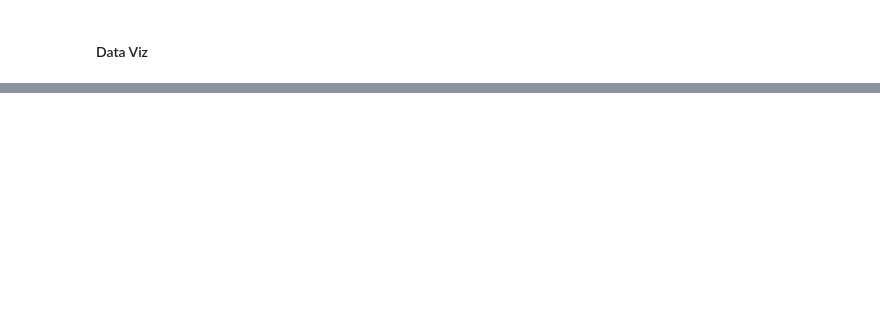
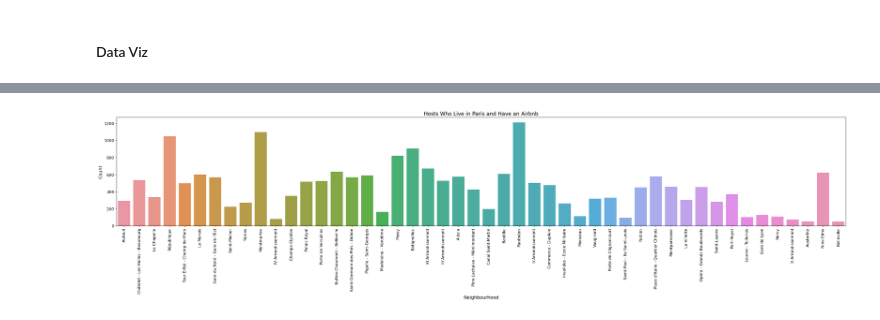
Before and after one commit to benamzz/airbnb-tp, a Jupyter notebook: Airbnb-Projet_ML.ipynb, the cells around one changed output, grey strips where cells are left out. Saved outputs shown, nothing was run; the diff lists cells and outputs as text; code cells hidden in the pictures; blank space fills up the shorter version.

```diff
--- a/Airbnb-Projet_ML.ipynb
+++ b/Airbnb-Projet_ML.ipynb
@@ -321,0 +255,29 @@ plt.show()
+# %%
+filtered_df = df[(df['host_location'] != 'Paris, France') & (~df['host_location'].isin(df['neighbourhood_cleansed']))]
+filtered_df = filtered_df.groupby('host_neighbourhood').filter(lambda x: len(x) >= 50)
+filtered_host_locations = filtered_df['host_location']
+df_filter = [[filtered_host_locations]]
+df_filter
+
+# Set the figure size
+plt.figure(figsize=(40, 6))
+
+# Create the countplot
+sns.countplot(data=filtered_df, x='host_neighbourhood')
+
+# Set the plot title and labels with increased font size
+plt.title("Hosts Who Live in Paris and Have an Airbnb", fontsize=16)
+plt.xlabel("Neighbourhood", fontsize=14)
+plt.ylabel("Count", fontsize=14)
+
+# Rotate x-axis labels for better visibility
+plt.xticks(rotation=90)
+
+# Increase the font size of x-axis and y-axis tick labels
+plt.xticks(fontsize=12)
+plt.yticks(fontsize=12)
+
+# Show the plot
+plt.show()
+# %% [output]
+[figure, added]
```
Also changed, not shown: parts of 22 cells of this notebook.
